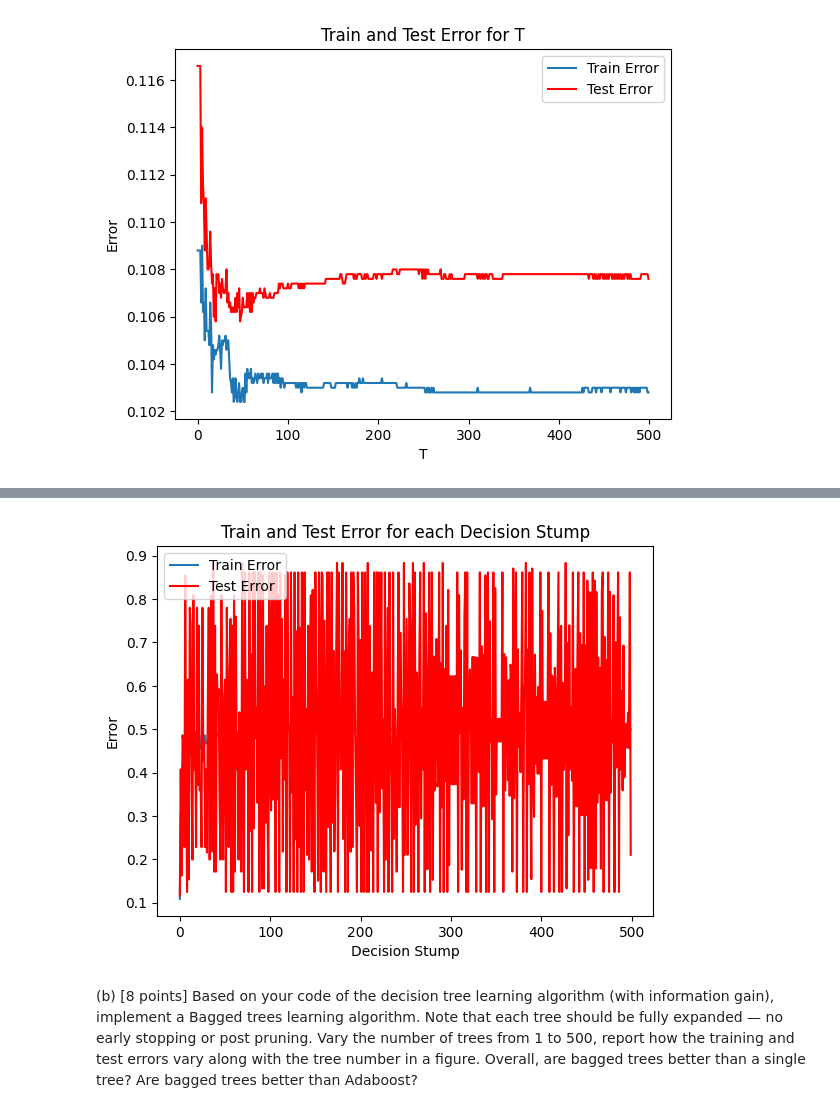
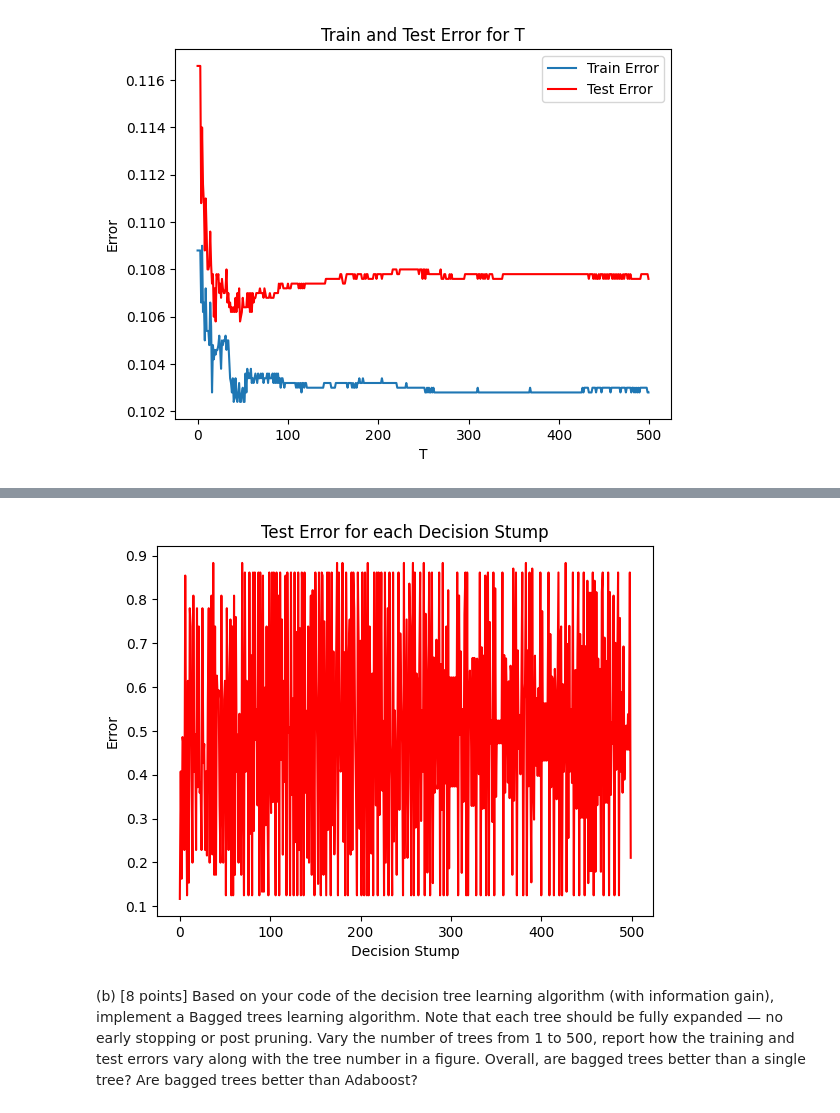
Before and after one commit to OSPR4/cs5350, a Jupyter notebook: Ensemble Learning/main.ipynb, the cells around one changed output, grey strips where cells are left out. Drawn from its saved outputs; the diff is of its cells as text; code cells hidden in the pictures.

```diff
--- a/Ensemble Learning/main.ipynb
+++ b/Ensemble Learning/main.ipynb
@@ -113,14 +122,13 @@ plt.show()
 # %%
 #Train and test error for each Decision Stump
-plt.plot(list(train_error_stump.keys()), list(train_error_stump.values()), label='Train Error')
+# plt.plot(list(train_error_stump.keys()), list(train_error_stump.values()), label='Train Error')
 plt.plot(list(test_error_stump.keys()), list(test_error_stump.values()), label='Test Error', color='red')
 plt.xlabel('Decision Stump')
 plt.ylabel('Error')
-plt.title('Train and Test Error for each Decision Stump')
-plt.legend()
+plt.title('Test Error for each Decision Stump')
 plt.show()
 # %% [output]
-[figure, old version]
+[figure, new version]
 # %% [markdown]
 (b) [8 points] Based on your code of the decision tree learning algorithm (with information gain), implement a Bagged trees learning algorithm. Note that each tree
 should be fully expanded — no early stopping or post pruning. Vary the number
```
Also changed, not shown: parts of 4 cells of this notebook.
